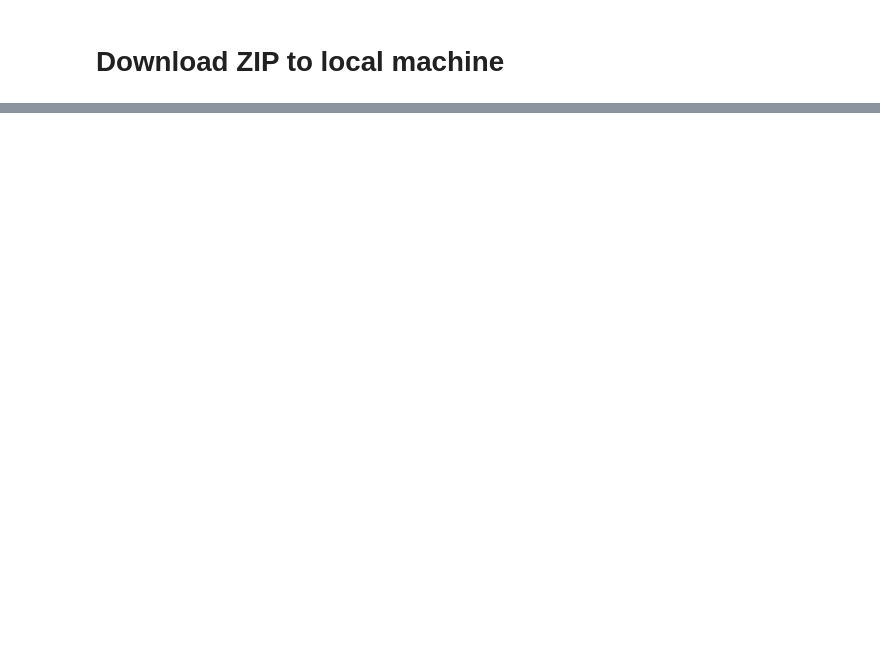
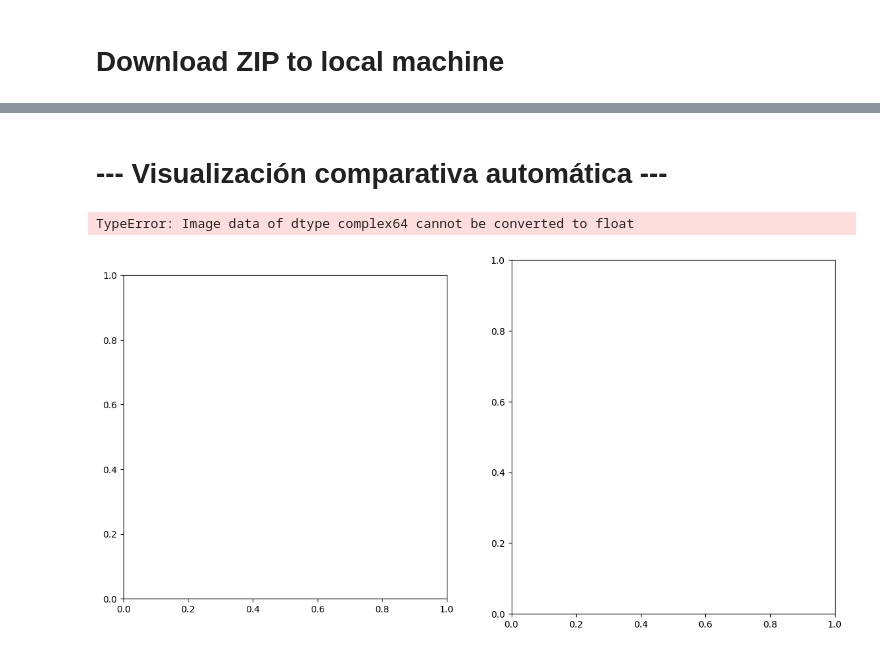
Before and after one commit to sei-latam/Automation_of_satellite_image_downloads_GeeMap_APIs_REST, a Jupyter notebook: 1. Sentinel/Sentinel1_ASF_API.ipynb, the cells around one changed output, grey strips where cells are left out. Drawn from its saved outputs; the diff is of its cells as text; code cells hidden in the pictures; blank space fills up the shorter version.

```diff
--- a/1. Sentinel/Sentinel1_ASF_API.ipynb
+++ b/1. Sentinel/Sentinel1_ASF_API.ipynb
@@ -231,3 +264,34 @@ files.download(zip_path)
 # %% [output]
 [interactive output not drawn]
 [interactive output not drawn]
+# %% [markdown]
+# --- Visualización comparativa automática ---
+# %%
+# --- Visualización comparativa automática ---
+import matplotlib.pyplot as plt
+
+def compare_rasters(original_path, filtered_path, title="Comparación"):
+    with rasterio.open(original_path) as src:
+        band_orig = src.read(1)
+    with rasterio.open(filtered_path) as src:
+        band_filt = src.read(1)
+    fig, axes = plt.subplots(1, 2, figsize=(14, 7))
+    axes[0].imshow(band_orig, cmap="gray")
+    axes[0].set_title("Original")
+    axes[0].axis("off")
+    axes[1].imshow(band_filt, cmap="gray")
+    axes[1].set_title("Lee Filter")
+    axes[1].axis("off")
+    plt.suptitle(title, fontsize=16)
+    plt.show()
+
+# Recorrer todos los archivos y mostrar comparaciones
+for file in os.listdir(output_dir):
+    if file.endswith(".tif") and not file.endswith("_lee.tif"):
+        original_path = os.path.join(output_dir, file)
+        filtered_path = original_path.replace(".tif", "_lee.tif")
+        if os.path.exists(filtered_path):
+            compare_rasters(original_path, filtered_path, title=file)
+# %% [output]
+TypeError: Image data of dtype complex64 cannot be converted to float
+[figure, added]
```
Also changed, not shown: parts of 9 cells of this notebook.
